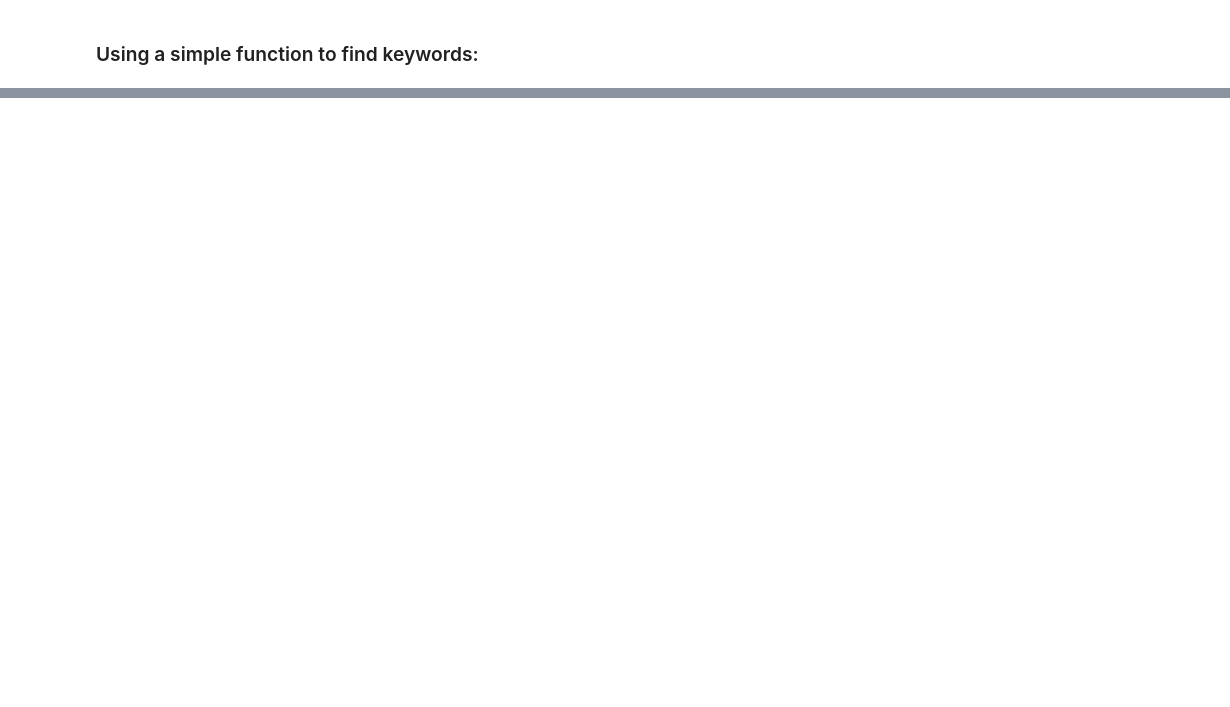
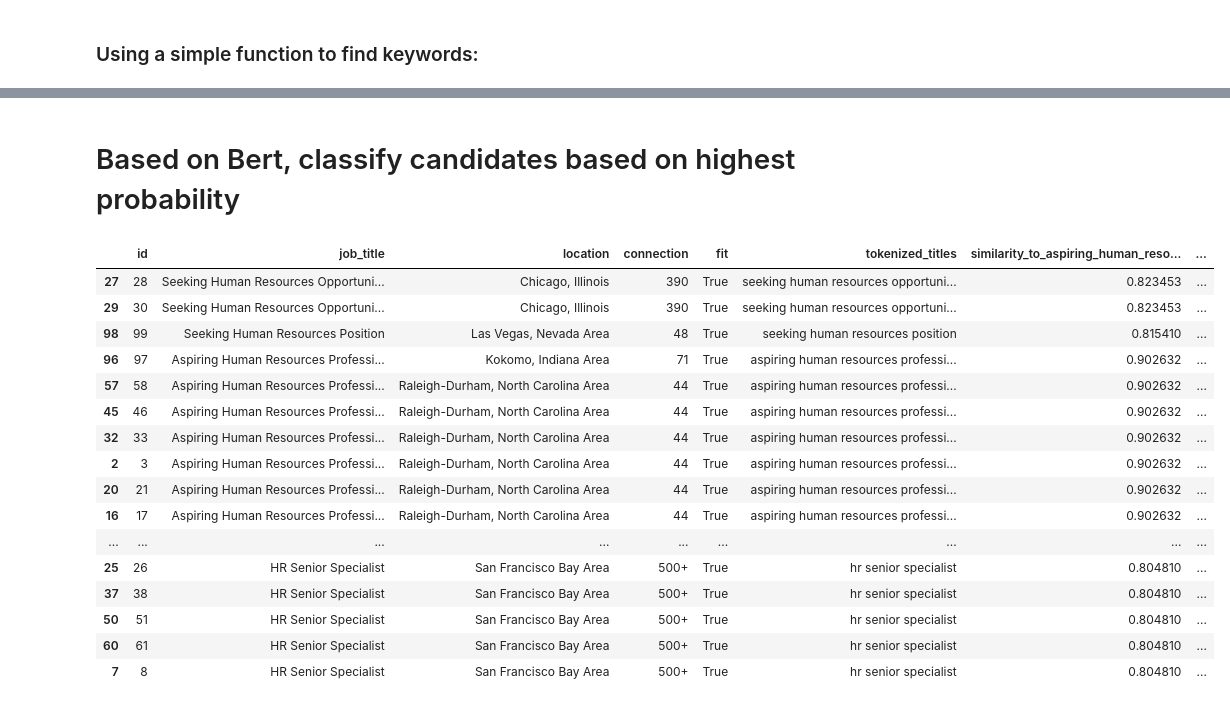
Before and after one commit to hugofmonteiro/NLP-TalentAcquisition-Project, a Jupyter notebook: notebooks/talentAcquisition.ipynb, the cells around one changed output, grey strips where cells are left out. Drawn from its saved outputs; the diff is of its cells as text; code cells hidden in the pictures; blank space fills up the shorter version.

```diff
--- a/notebooks/talentAcquisition.ipynb
+++ b/notebooks/talentAcquisition.ipynb
@@ -69,0 +263,2 @@ merged_df.head()
+# %%
+df_fit = df[df['fit'] == True]
@@ -69,0 +291,29 @@ merged_df.head()
+# %% [markdown]
+# Based on Bert, classify candidates based on highest probability
+# %%
+# Creating a copy of the sliced DataFrame
+df_fit = df_fit.copy()
+# %%
+df_fit['total_similarity'] = df_fit['similarity_to_aspiring_human_resources'] + df_fit['similarity_to_seeking_human_resources']
+# %%
+df_sorted = df_fit.sort_values(by='total_similarity', ascending=False)
+# %%
+df_sorted
+# %% [output]
+|  | id | job_title | location | connection | fit | tokenized_titles | similarity_to_aspiring_human_reso... | ... |
+| 27 | 28 | Seeking Human Resources Opportuni... | Chicago, Illinois | 390 | True | seeking human resources opportuni... | 0.823453 | ... |
+| 29 | 30 | Seeking Human Resources Opportuni... | Chicago, Illinois | 390 | True | seeking human resources opportuni... | 0.823453 | ... |
+| 98 | 99 | Seeking Human Resources Position | Las Vegas, Nevada Area | 48 | True | seeking human resources position | 0.815410 | ... |
+| 96 | 97 | Aspiring Human Resources Professi... | Kokomo, Indiana Area | 71 | True | aspiring human resources professi... | 0.902632 | ... |
+| 57 | 58 | Aspiring Human Resources Professi... | Raleigh-Durham, North Carolina Area | 44 | True | aspiring human resources professi... | 0.902632 | ... |
+| 45 | 46 | Aspiring Human Resources Professi... | Raleigh-Durham, North Carolina Area | 44 | True | aspiring human resources professi... | 0.902632 | ... |
+| 32 | 33 | Aspiring Human Resources Professi... | Raleigh-Durham, North Carolina Area | 44 | True | aspiring human resources professi... | 0.902632 | ... |
+| 2 | 3 | Aspiring Human Resources Professi... | Raleigh-Durham, North Carolina Area | 44 | True | aspiring human resources professi... | 0.902632 | ... |
+| 20 | 21 | Aspiring Human Resources Professi... | Raleigh-Durham, North Carolina Area | 44 | True | aspiring human resources professi... | 0.902632 | ... |
+| 16 | 17 | Aspiring Human Resources Professi... | Raleigh-Durham, North Carolina Area | 44 | True | aspiring human resources professi... | 0.902632 | ... |
+| ... | ... | ... | ... | ... | ... | ... | ... | ... |
+| 25 | 26 | HR Senior Specialist | San Francisco Bay Area | 500+ | True | hr senior specialist | 0.804810 | ... |
+| 37 | 38 | HR Senior Specialist | San Francisco Bay Area | 500+ | True | hr senior specialist | 0.804810 | ... |
+| 50 | 51 | HR Senior Specialist | San Francisco Bay Area | 500+ | True | hr senior specialist | 0.804810 | ... |
+| 60 | 61 | HR Senior Specialist | San Francisco Bay Area | 500+ | True | hr senior specialist | 0.804810 | ... |
+| 7 | 8 | HR Senior Specialist | San Francisco Bay Area | 500+ | True | hr senior specialist | 0.804810 | ... |
```
Also changed, not shown: parts of 58 cells of this notebook, 1 other file.
